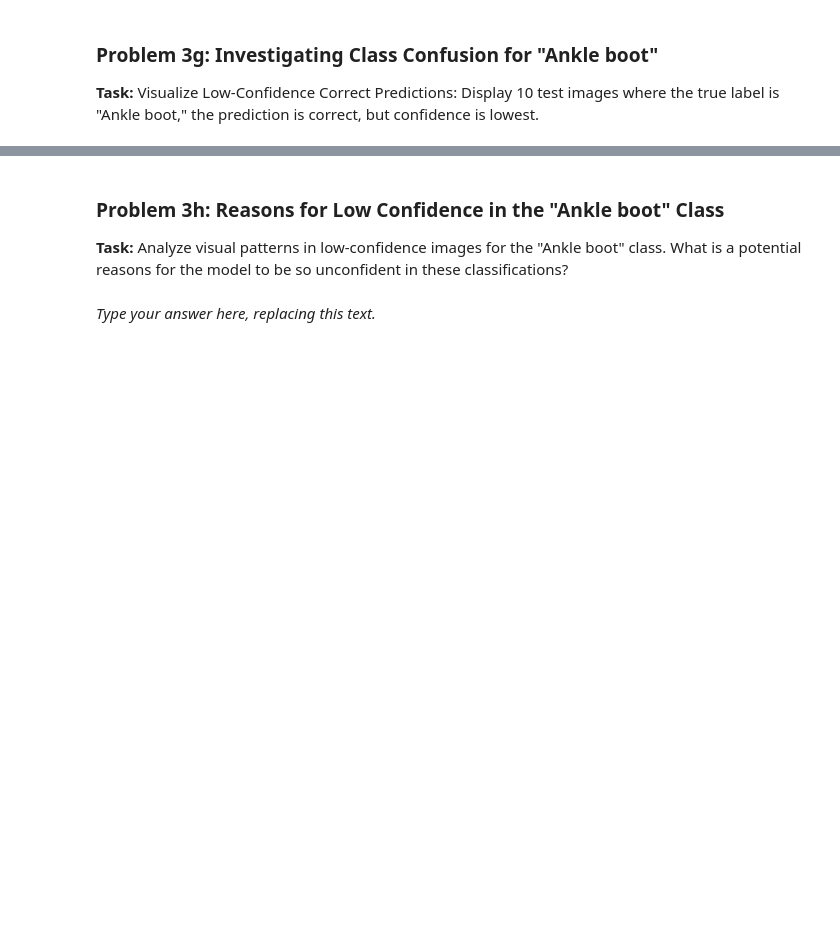
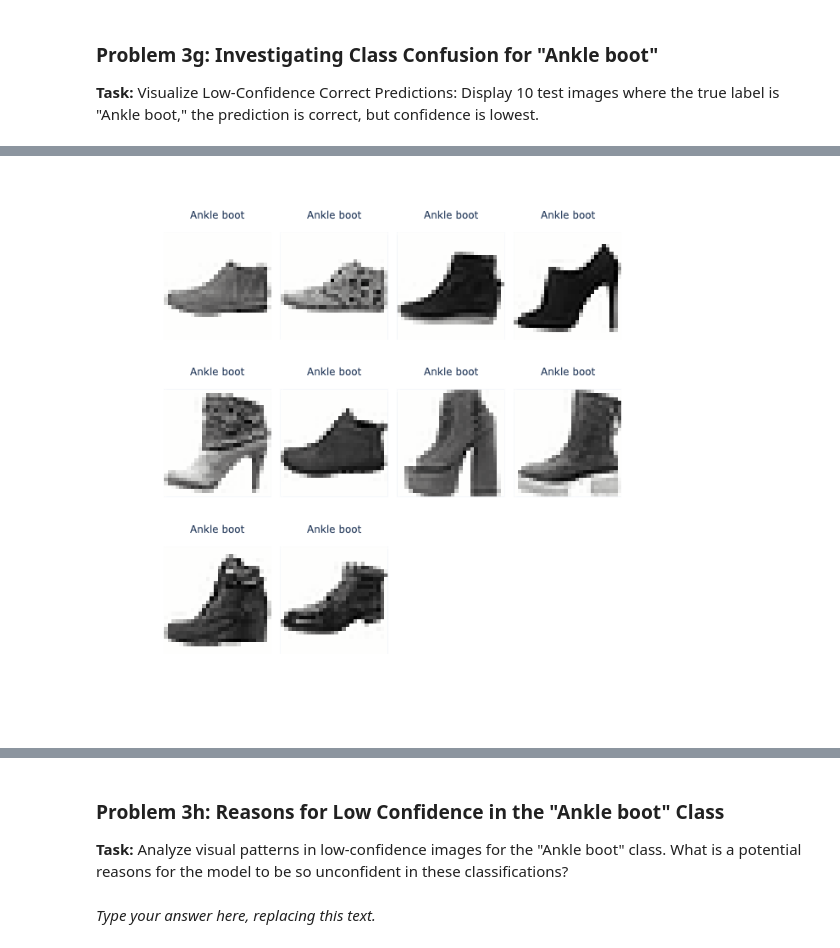
Before and after one commit to kyzyc/CS189_2025Fall_GA_Template, a Jupyter notebook: hw/hw1/fashion_pt_1.ipynb, the cells around one changed output, grey strips where cells are left out. Drawn from its saved outputs; the diff is of its cells as text; code cells hidden in the pictures; blank space fills up the shorter version.

```diff
--- a/hw/hw1/fashion_pt_1.ipynb
+++ b/hw/hw1/fashion_pt_1.ipynb
@@ -823,11 +999,14 @@ Visualize Low-Confidence Correct Predictions: Display 10 test images where the t
 # %%
 # TODO: Visualize 10 images from the `test_set` whose true label is `Ankle boot` that the model correctly classified but with low confidence
-test_df_boot = ...
+test_df_boot = test_df[(test_df['label'] == 'Ankle boot') & (test_df['correct'] == True)]
 
 # Find low confidence correct predictions (uncertain but right)
-low_conf_correct = ...
+low_conf_correct = test_df_boot.sort_values(by='confidence', ascending=True)[:10]
 
 # Visualize low confidence correct predictions
-...
+fig = show_images(np.stack(low_conf_correct["image"].tolist()), 10, ncols=4, labels=low_conf_correct['label'].tolist(), reshape=True)
+fig.show()
+# %% [output]
+[figure, added]
 # %%
 grader.check("q3g")
```
Also changed, not shown: parts of 33 cells of this notebook, 1 other file.
